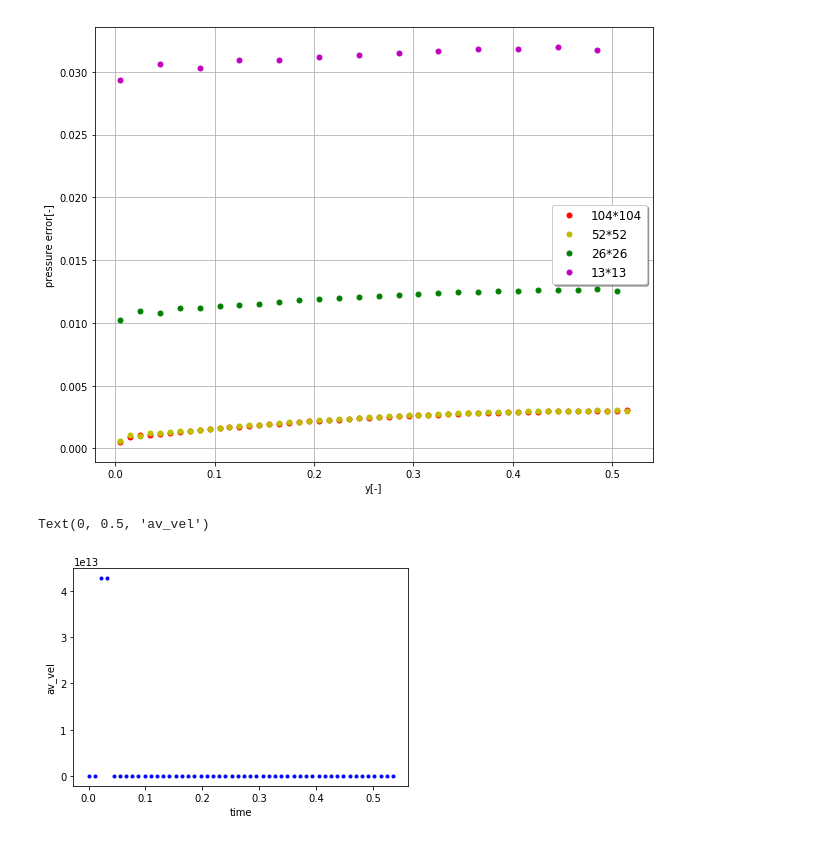
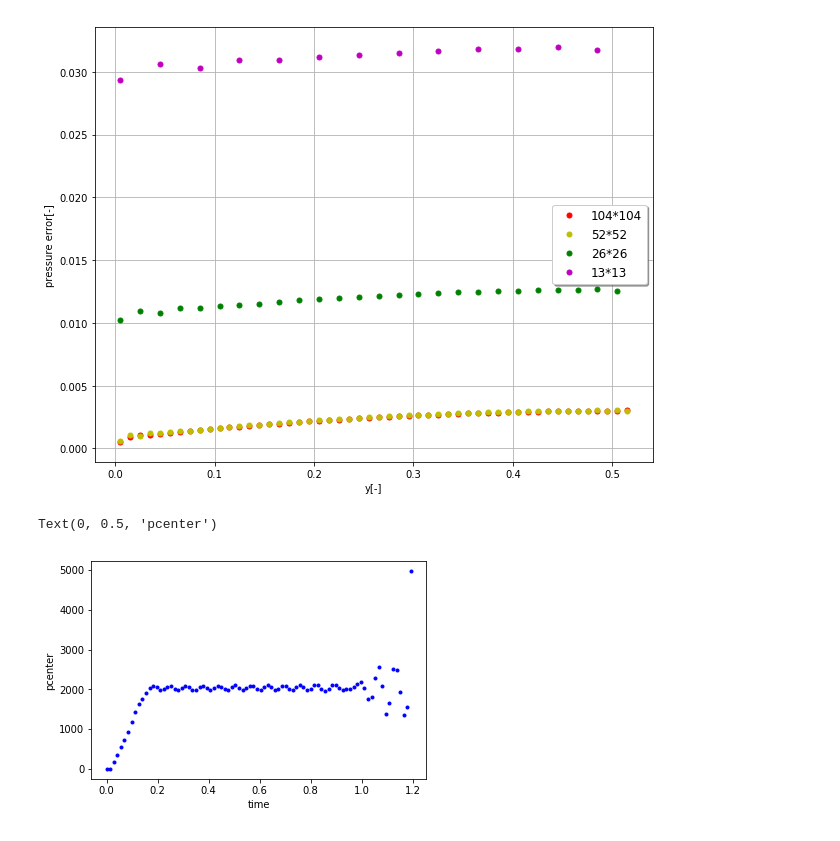
Before and after one commit to Jinx134235/static-water, a Jupyter notebook: particle&pressure plot.ipynb, the cells around one changed output. Cells and saved outputs as stored; diff of their text form; code cells hidden in the pictures.

```diff
--- a/particle&pressure plot.ipynb
+++ b/particle&pressure plot.ipynb
@@ -234,20 +264,20 @@ plt.show()
 [0.01711679 0.017307   0.06097808 0.1124747 ]
 [figure]
 # %%
-dt = 1.071e-4
+dt = 1.387e-4
 #damp = 2500*dt
-time = np.linspace(dt,5000*dt,50)
+time = np.linspace(dt,8600*dt,86)
 #tsuita = 0.5*np.sin((time/damp-0.5)*np.pi)+0.5
-pcenter = data4[:50,1]
+pcenter = data4[:,1]
 #pedge = pressure[0:39]
 av_vel = data4[:50,2]
 cor_vel = data4[:,3]
-plt.plot(time,av_vel,'.b')
+plt.plot(time,pcenter,'.b')
 plt.xlabel('time')
-plt.ylabel('av_vel')
+plt.ylabel('pcenter')
 #plt.title('c_0=20*(gH)**(1/2)')
 #print(t)
 # %% [output]
-Text(0, 0.5, 'av_vel')
+Text(0, 0.5, 'pcenter')
-[figure, old version]
+[figure, new version]
 # %%
```
Also changed, not shown: parts of 9 cells of this notebook, 10 other files.
